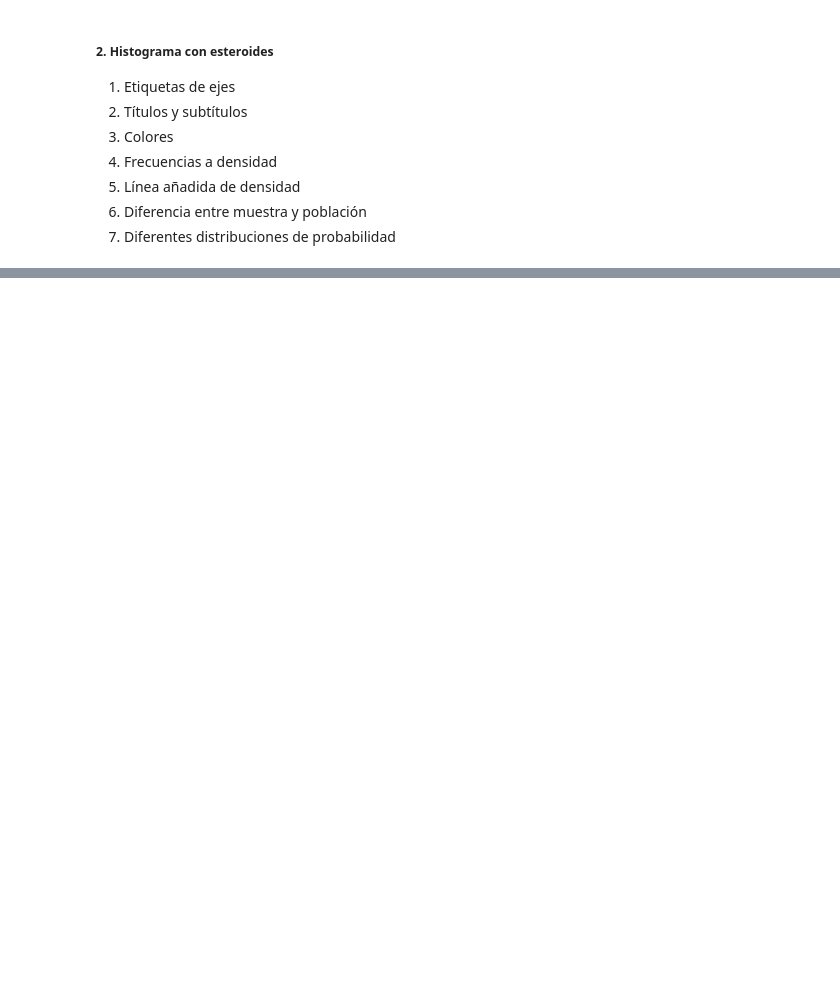
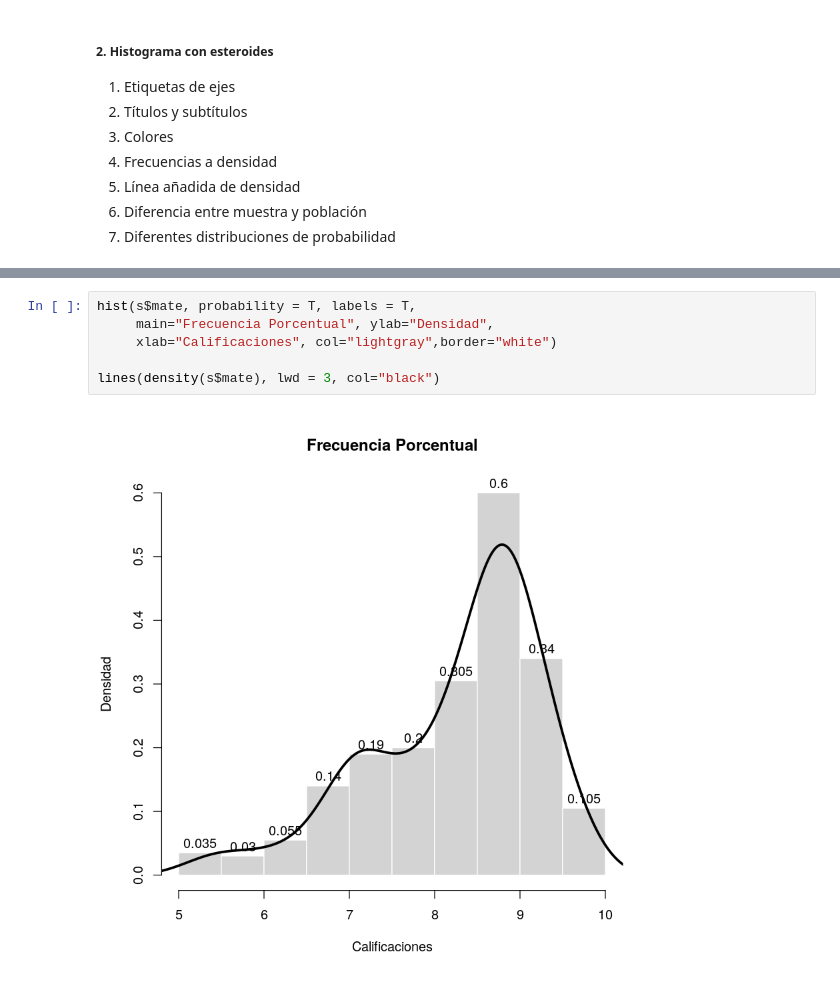
Before and after one commit to juanpedrovasquez/ApuntesSeminario1Doctorado, a Jupyter notebook: session_03_2018-11-24.ipynb, the cells around one changed output, grey strips where cells are left out. Drawn from its saved outputs; the diff is of its cells as text; blank space fills up the shorter version.

```diff
--- a/session_03_2018-11-24.ipynb
+++ b/session_03_2018-11-24.ipynb
@@ -30,0 +111,8 @@ Repitamos el proceso de carga del archivo [sesgado.csv](https://drive.google.com
+# %%
+hist(s$mate, probability = T, labels = T,
+     main="Frecuencia Porcentual", ylab="Densidad",
+     xlab="Calificaciones", col="lightgray",border="white")
+
+lines(density(s$mate), lwd = 3, col="black")
+# %% [output]
+[figure, added]
```
Also changed, not shown: parts of 19 cells of this notebook.
